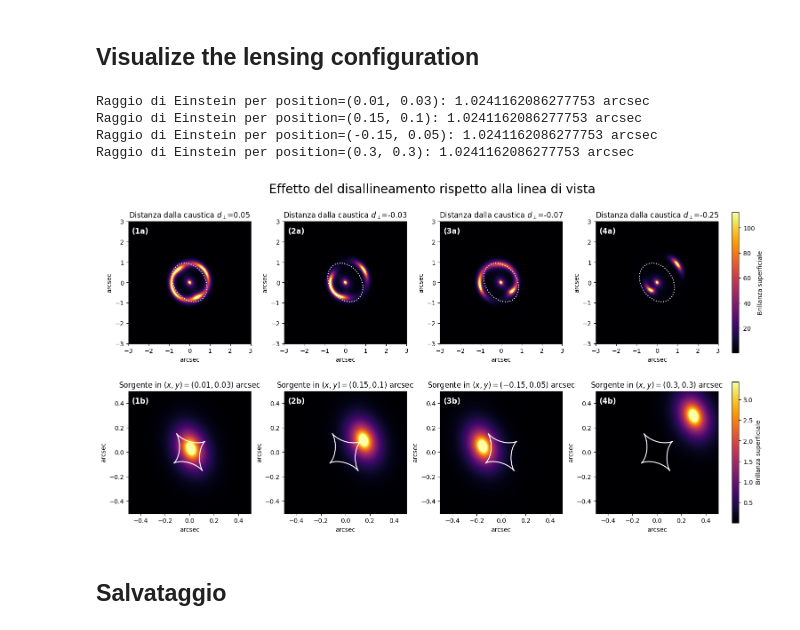
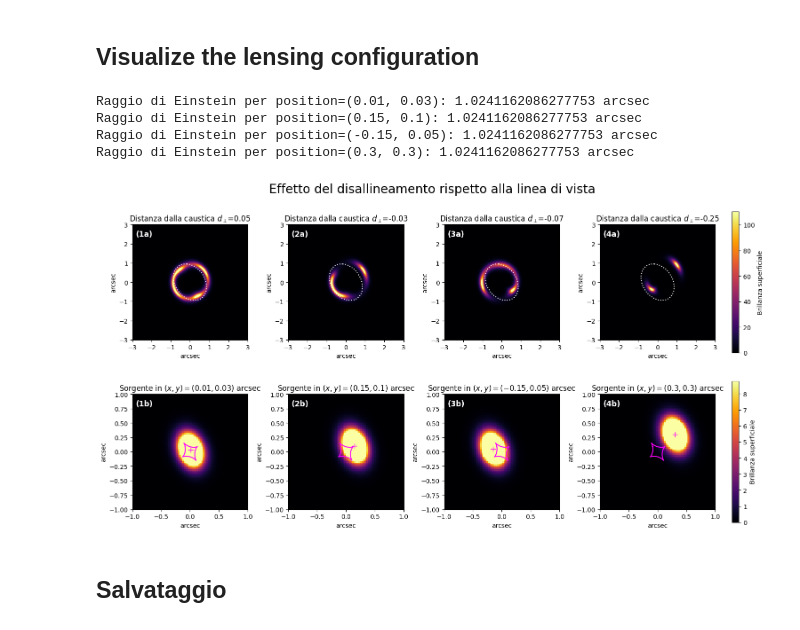
Before and after one commit to Nsab04/bachelor-thesis, a Jupyter notebook: lensing_simulation.ipynb, the cells around one changed output. Saved outputs shown, nothing was run; the diff lists cells and outputs as text; code cells hidden in the pictures.

```diff
--- a/lensing_simulation.ipynb
+++ b/lensing_simulation.ipynb
@@ -210,7 +212,7 @@ for i, position in enumerate(positions):
 
  source = sersic(size=fov, Npix=npix, gl=lens, save_unlensed=True, **source_kwargs) # Lensing of a Sersic source
  source_zoom = sersic(size=fov/6.0, Npix=npix, gl=lens, save_unlensed=True, **source_kwargs)
- unlensed_images.append(source_zoom.image_unlensed)
+ unlensed_images.append(source.image_unlensed)
  caustics = lens.getCaustics(lens.tancl())
 
  lens_light_kwargs = {
@@ -225,9 +227,10 @@ for i, position in enumerate(positions):
  }
 
  lens_light = sersic(size=fov, Npix=npix, gl=None, **lens_light_kwargs) # adds the light of the lens galaxy, using a second Sersic profile
- total_image = source.image + lens_light.image
+#  total_image = source.image + lens_light.image
+ source_image = source.image
 
- total_images_2.append(total_image.copy())
+ total_images_2.append(source_image.copy())
 
  critical_lines_all_2.append(critical_lines)
  caustics_all.append(caustics)
@@ -259,7 +262,7 @@ for i in range(len(positions)):
     for cau in caustics_all[i]:
         xcau, ycau = lens.getCausticPoints(cau)
         # Disegna la caustica
-        ax2[1, i].plot(xcau, ycau, color="white")
+        ax2[1, i].plot(xcau, ycau, color="magenta")
         # Coordinate dei punti della caustica
         caustic_points = np.column_stack((xcau, ycau))
         # Distanza della sorgente da ogni punto della caustica
@@ -290,13 +293,24 @@ for i, position in enumerate(positions):
     ax2[0,i].set_xlabel("arcsec")
     ax2[0,i].set_ylabel("arcsec")
 
-    im1 = ax2[1,i].imshow(unlensed_images[i], origin="lower", extent=focused_extent, cmap="inferno", vmax=vmax_unlensed)
+    im1 = ax2[1,i].imshow(unlensed_images[i], origin="lower", extent=extent, cmap="inferno", vmax=vmax_unlensed)
+    ax2[1,i].set_xlim(-1, 1)
     ax2[1,i].set_xlabel("arcsec")
+    ax2[1,i].set_ylim(-1, 1)
     ax2[1,i].set_ylabel("arcsec")
+
+
 
     ax2[0,i].set_title(f'Distanza dalla caustica $d_\perp$={d_caustic_all[i]:.2f}')
     ax2[1,i].set_title(
     rf'Sorgente in $(x,y)={position}$ arcsec')
+    ax2[1,i].plot(
+    position[0],
+    position[1],
+    marker='+',
+    color='magenta',
+    markersize=8
+)
 
     print(f"Raggio di Einstein per position={position}: {einstein_radii_2[i]} arcsec")
 
@@ -322,34 +336,34 @@ cbar1.set_label("Brillanza superficiale")
 
 labels_a = ["(1a)", "(2a)", "(3a)", "(4a)"]
 labels_b = ["(1b)", "(2b)", "(3b)", "(4b)"]
 
 for i, lab in enumerate(labels_a):
     ax2[0,i].text(
         0.03, 0.95,
         lab,
         transform=ax2[0,i].transAxes,
         color="white",
         fontsize=12,
         fontweight="bold",
         va="top"
     )
 
 for i, lab in enumerate(labels_b):
     ax2[1,i].text(
         0.03, 0.95,
         lab,
         transform=ax2[1,i].transAxes,
         color="white",
         fontsize=12,
         fontweight="bold",
         va="top"
     )
 # %% [output]
 Raggio di Einstein per position=(0.01, 0.03): 1.0241162086277753 arcsec
 Raggio di Einstein per position=(0.15, 0.1): 1.0241162086277753 arcsec
 Raggio di Einstein per position=(-0.15, 0.05): 1.0241162086277753 arcsec
 Raggio di Einstein per position=(0.3, 0.3): 1.0241162086277753 arcsec
-[figure, old version]
+[figure, new version]
 # %% [markdown]
 ## Salvataggio
 # %%
```
Also changed, not shown: parts of 6 cells of this notebook.
